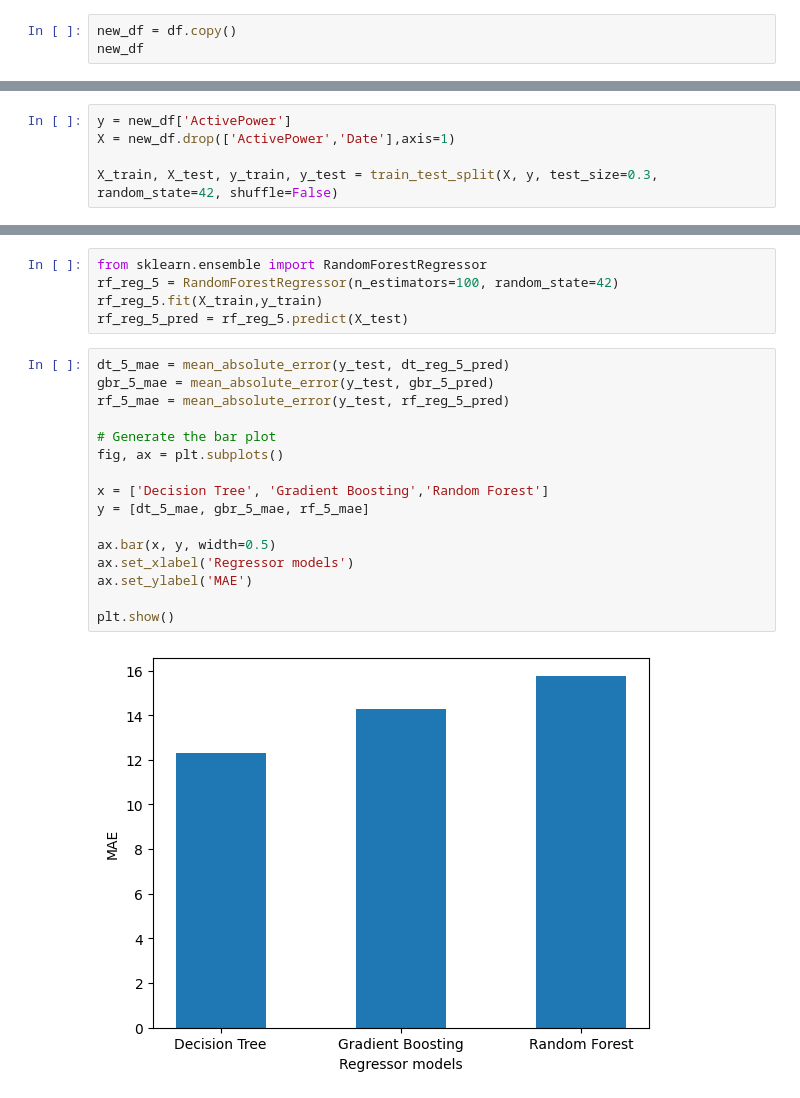
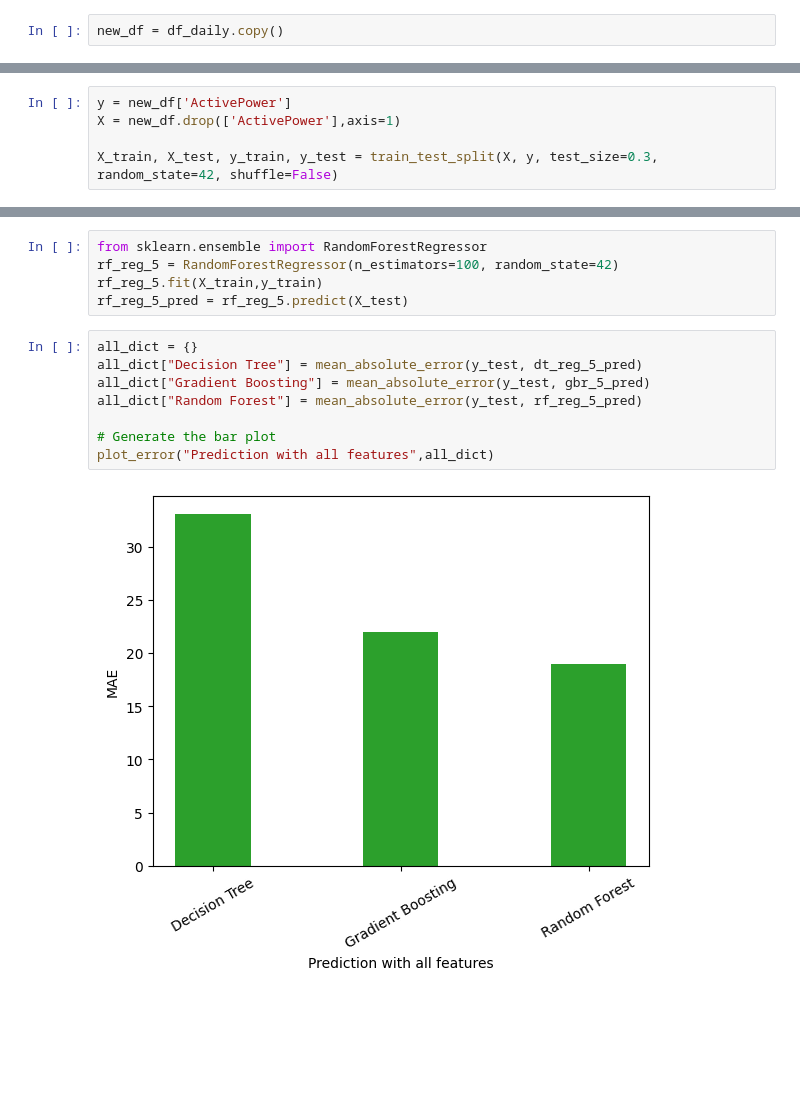
Before and after one commit to acrulopez/data-mining-UPM, a Jupyter notebook: Project.ipynb, the cells around one changed output, grey strips where cells are left out. Saved outputs shown, nothing was run; the diff lists cells and outputs as text; blank space fills up the shorter version.

```diff
--- a/Project.ipynb
+++ b/Project.ipynb
@@ -475,5 +483,4 @@ We have only chosen the last 500 values from the whole test set (9514 values) to
 # %% [markdown]
 __Predict using all variables in the dataset__
 # %%
-new_df = df.copy()
-new_df
+new_df = df_daily.copy()
@@ -494,6 +487,6 @@ new_df
 # %%
 y = new_df['ActivePower']
-X = new_df.drop(['ActivePower','Date'],axis=1)
+X = new_df.drop(['ActivePower'],axis=1)
 
 X_train, X_test, y_train, y_test = train_test_split(X, y, test_size=0.3, random_state=42, shuffle=False)
 # %%
@@ -510,22 +503,14 @@ rf_reg_5 = RandomForestRegressor(n_estimators=100, random_state=42)
 rf_reg_5.fit(X_train,y_train)
 rf_reg_5_pred = rf_reg_5.predict(X_test)
 # %%
-dt_5_mae = mean_absolute_error(y_test, dt_reg_5_pred)
-gbr_5_mae = mean_absolute_error(y_test, gbr_5_pred)
-rf_5_mae = mean_absolute_error(y_test, rf_reg_5_pred)
+all_dict = {}
+all_dict["Decision Tree"] = mean_absolute_error(y_test, dt_reg_5_pred)
+all_dict["Gradient Boosting"] = mean_absolute_error(y_test, gbr_5_pred)
+all_dict["Random Forest"] = mean_absolute_error(y_test, rf_reg_5_pred)
 
 # Generate the bar plot
-fig, ax = plt.subplots()
-
-x = ['Decision Tree', 'Gradient Boosting','Random Forest']
-y = [dt_5_mae, gbr_5_mae, rf_5_mae]
-
-ax.bar(x, y, width=0.5)
-ax.set_xlabel('Regressor models')
-ax.set_ylabel('MAE')
-
-plt.show()
+plot_error("Prediction with all features",all_dict)
 # %% [output]
-[figure, old version]
+[figure, new version]
 # %%
 fig, ax = plt.subplots(3, figsize=(25, 20))
```
Also changed, not shown: parts of 13 cells of this notebook.
